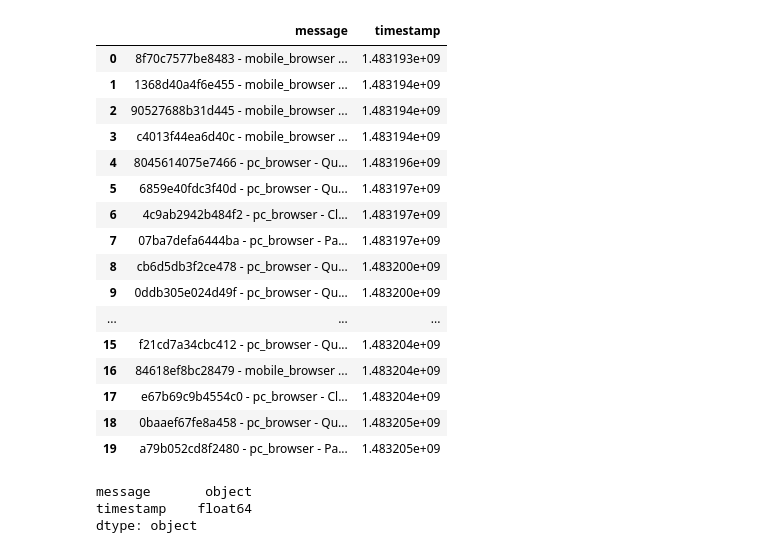
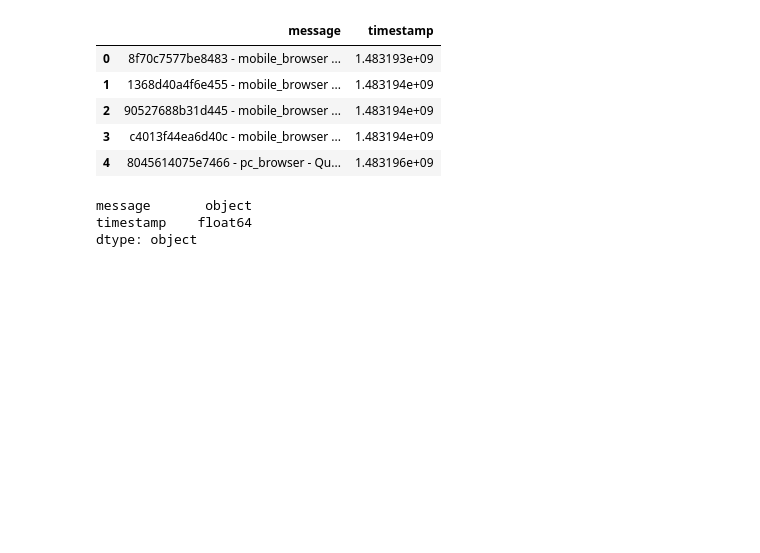
Before and after one commit to neelriyer/IAG-Insurance-Fraud-Prediction, a Jupyter notebook: DATA3001_EDA.ipynb, the cells around one changed output. Cells and saved outputs as stored; diff of their text form; code cells hidden in the pictures; blank space fills up the shorter version.

```diff
--- a/DATA3001_EDA.ipynb
+++ b/DATA3001_EDA.ipynb
@@ -26,6 +28,7 @@ from nltk.tokenize import WordPunctTokenizer
 # %%
 # make column width bigger when displaying columns
 pd.set_option("display.max_colwidth", 1000)
+pd.set_option("display.max_columns", None)
 # %%
 # load in log data with time taken to load recorded
 start_time = time.time()
@@ -37,25 +40,14 @@ log_time
 # %%
 # look at data, we can check the columns by log.message/log.timestamp
 # also log.message[0] shows first value for log.message
-log.head(20)
+log.head()
 # %% [output]
 |  | message | timestamp |
 | 0 | 8f70c7577be8483 - mobile_browser ... | 1.483193e+09 |
 | 1 | 1368d40a4f6e455 - mobile_browser ... | 1.483194e+09 |
 | 2 | 90527688b31d445 - mobile_browser ... | 1.483194e+09 |
 | 3 | c4013f44ea6d40c - mobile_browser ... | 1.483194e+09 |
 | 4 | 8045614075e7466 - pc_browser - Qu... | 1.483196e+09 |
-| 5 | 6859e40fdc3f40d - pc_browser - Qu... | 1.483197e+09 |
-| 6 | 4c9ab2942b484f2 - pc_browser - Cl... | 1.483197e+09 |
-| 7 | 07ba7defa6444ba - pc_browser - Pa... | 1.483197e+09 |
-| 8 | cb6d5db3f2ce478 - pc_browser - Qu... | 1.483200e+09 |
-| 9 | 0ddb305e024d49f - pc_browser - Qu... | 1.483200e+09 |
-| ... | ... | ... |
-| 15 | f21cd7a34cbc412 - pc_browser - Qu... | 1.483204e+09 |
-| 16 | 84618ef8bc28479 - mobile_browser ... | 1.483204e+09 |
-| 17 | e67b69c9b4554c0 - pc_browser - Cl... | 1.483204e+09 |
-| 18 | 0baaef67fe8a458 - pc_browser - Qu... | 1.483205e+09 |
-| 19 | a79b052cd8f2480 - pc_browser - Pa... | 1.483205e+09 |
 # %%
 # shows columns and the data types of columns
 log.dtypes
```
Also changed, not shown: parts of 101 cells of this notebook.
